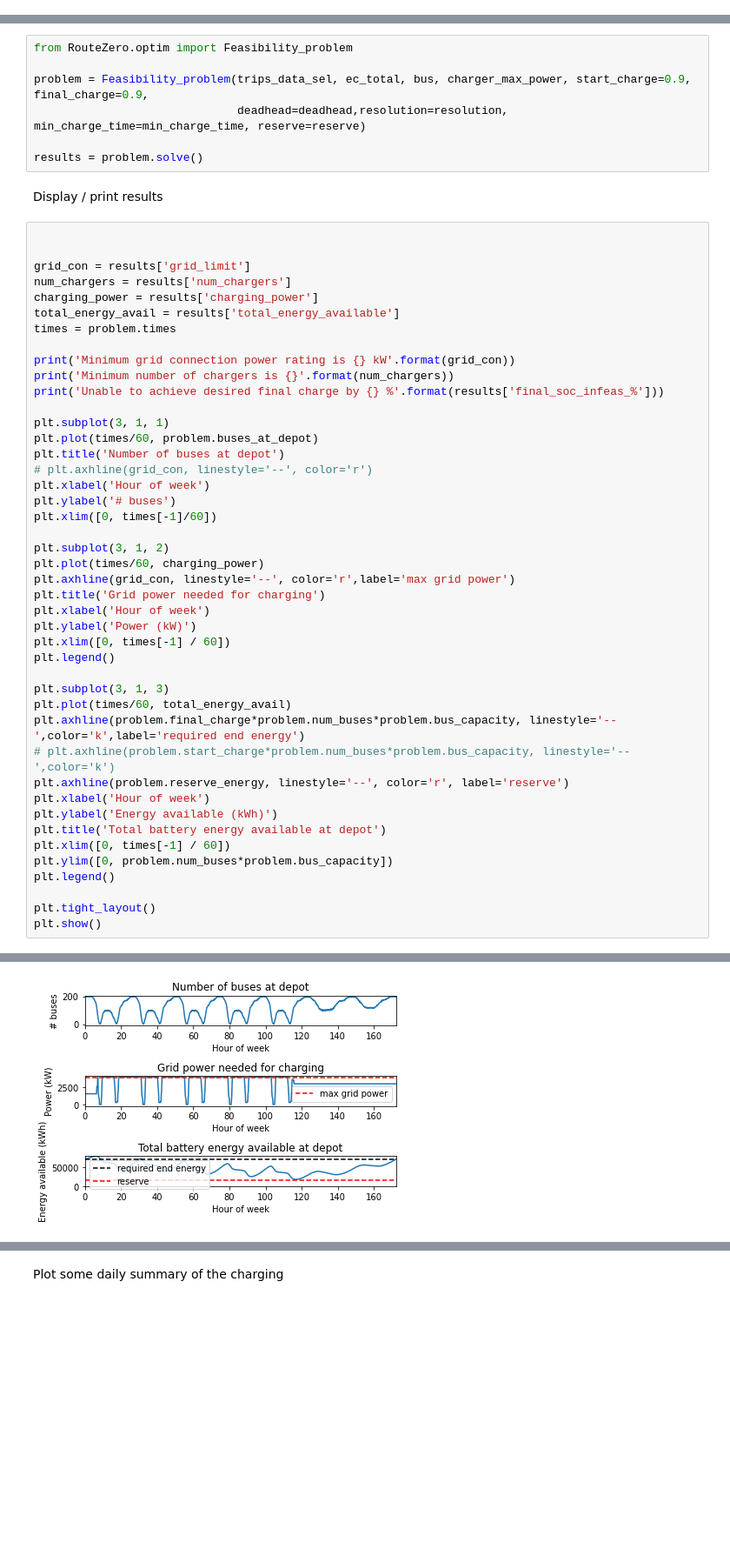
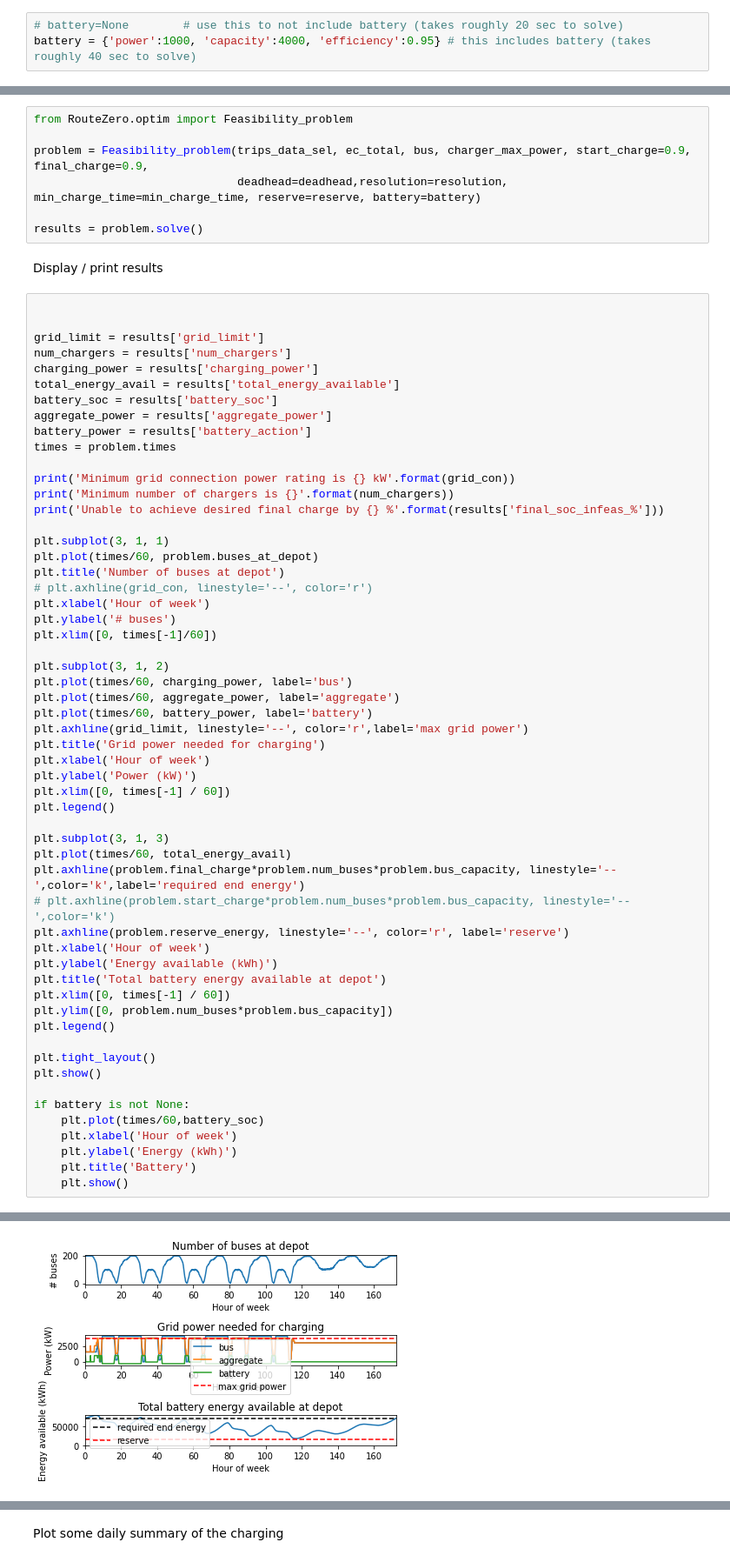
Before and after one commit to bsgip/RouteZero, a Jupyter notebook: scripts/UI_process_notebook.ipynb, the cells around one changed output, grey strips where cells are left out. Shown at 87% size. Drawn from its saved outputs; the diff is of its cells as text; blank space fills up the shorter version.

Commit message:
adds battery into optimisation problem

```diff
--- a/scripts/UI_process_notebook.ipynb
+++ b/scripts/UI_process_notebook.ipynb
@@ -91,3 +93,6 @@ reserve = 0.2                   # battery capacity to keep in reserve at all tim
+# %%
+# battery=None        # use this to not include battery (takes roughly 20 sec to solve)
+battery = {'power':1000, 'capacity':4000, 'efficiency':0.95} # this includes battery (takes roughly 40 sec to solve)
 # %% [markdown]
 # step 4) Calculate buses in traffic information and energy consumption on routes
 # %% [markdown]
@@ -136,7 +141,7 @@ First solve the problem
 from RouteZero.optim import Feasibility_problem
 
 problem = Feasibility_problem(trips_data_sel, ec_total, bus, charger_max_power, start_charge=0.9, final_charge=0.9,
-                              deadhead=deadhead,resolution=resolution, min_charge_time=min_charge_time, reserve=reserve)
+                              deadhead=deadhead,resolution=resolution, min_charge_time=min_charge_time, reserve=reserve, battery=battery)
 
 results = problem.solve()
 # %% [markdown]
@@ -144,10 +149,13 @@ Display / print results
 # %%
 
 
-grid_con = results['grid_limit']
+grid_limit = results['grid_limit']
 num_chargers = results['num_chargers']
 charging_power = results['charging_power']
 total_energy_avail = results['total_energy_available']
+battery_soc = results['battery_soc']
+aggregate_power = results['aggregate_power']
+battery_power = results['battery_action']
 times = problem.times
 
 print('Minimum grid connection power rating is {} kW'.format(grid_con))
@@ -163,8 +171,10 @@ plt.ylabel('# buses')
 plt.xlim([0, times[-1]/60])
 
 plt.subplot(3, 1, 2)
-plt.plot(times/60, charging_power)
-plt.axhline(grid_con, linestyle='--', color='r',label='max grid power')
+plt.plot(times/60, charging_power, label='bus')
+plt.plot(times/60, aggregate_power, label='aggregate')
+plt.plot(times/60, battery_power, label='battery')
+plt.axhline(grid_limit, linestyle='--', color='r',label='max grid power')
 plt.title('Grid power needed for charging')
 plt.xlabel('Hour of week')
 plt.ylabel('Power (kW)')
@@ -185,4 +195,11 @@ plt.legend()
 
 plt.tight_layout()
 plt.show()
+
+if battery is not None:
+    plt.plot(times/60,battery_soc)
+    plt.xlabel('Hour of week')
+    plt.ylabel('Energy (kWh)')
+    plt.title('Battery')
+    plt.show()
 # %% [output]
@@ -191,2 +208,2 @@ Minimum number of chargers is 27.0
 Unable to achieve desired final charge by 0.0 %
-[figure, old version]
+[figure, new version]
```
Also changed, not shown: parts of 2 cells of this notebook, 3 other files.
